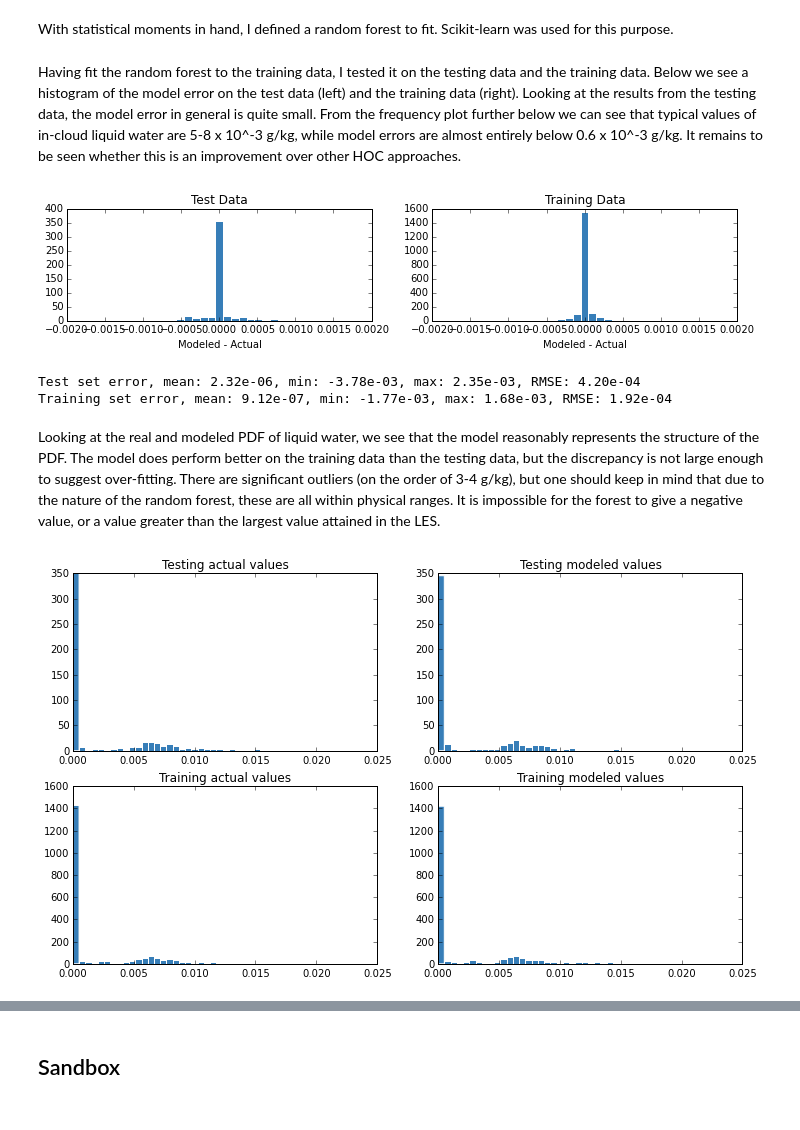
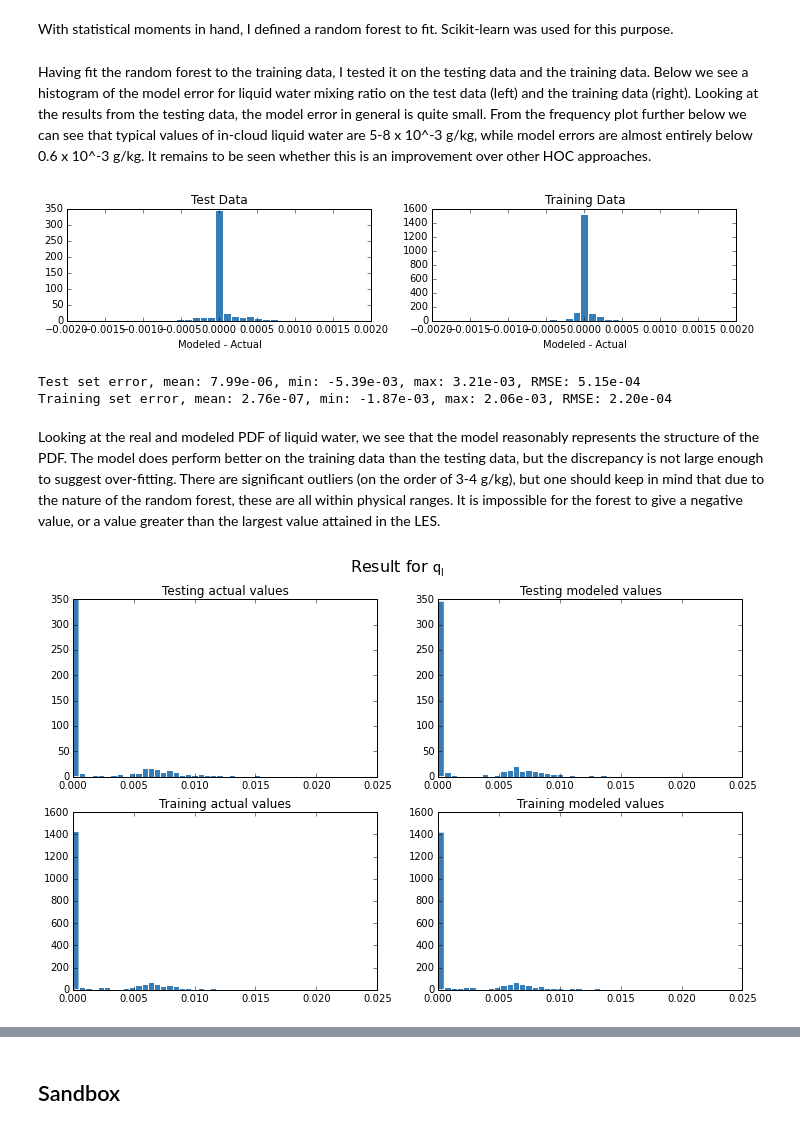
Before and after one commit to mcgibbon/ipython-notebooks, a Jupyter notebook: HOC/BOMEX Random Forest (Liquid water only).ipynb, the cells around one changed output, grey strips where cells are left out. Cells and saved outputs as stored; diff of their text form; code cells hidden in the pictures.

Commit message:
added vertical liquid water advection to analysis

```diff
--- a/HOC/BOMEX Random Forest (Liquid water only).ipynb
+++ b/HOC/BOMEX Random Forest (Liquid water only).ipynb
@@ -105,7 +103,7 @@ for base_varname in base_vars:
     output_moments.extend([base_varname, base_varname + '2', base_varname + '3'])
 
 data = {}
-for varname in output_moments + ['w_qt', 'w_thetal', 'qt_thetal', 'ql']:
+for varname in output_moments + ['w_qt', 'w_thetal', 'qt_thetal', 'ql', 'w_ql']:
     data[varname] = np.zeros([ntime, nz])
 
 for it, snapshot_filename in enumerate(snapshot_filenames):
@@ -122,3 +120,4 @@ for it, snapshot_filename in enumerate(snapshot_filenames):
         data['qt_thetal'][it, :] = get_eddy_covariance(snapshot['qt'], snapshot['thetal'])
 
         data['ql'][it, :] = get_moments(snapshot['QN'], n_max=1)[0]
+        data['w_ql'][it, :] = get_eddy_covariance(snapshot['QN'], snapshot['w'])
@@ -136,7 +137,7 @@ ds = xr.open_dataset(os.path.join(netcdf_folder, 'moments.nc'))
 num_samples = len(ds['time'])*len(ds['z'])
 
 input_parameters = ['w', 'w2', 'w3', 'thetal', 'thetal2', 'thetal3', 'qt', 'qt2', 'qt3', 'w_thetal', 'w_qt', 'qt_thetal']
-output_parameters = ['ql']
+output_parameters = ['ql', 'w_ql']
 
 model_input = np.zeros([num_samples, len(input_parameters)])
 model_output = np.zeros([num_samples, len(output_parameters)])
@@ -185,9 +186,9 @@ With statistical moments in hand, I defined a random forest to fit. Scikit-learn
 from sklearn.ensemble import RandomForestRegressor
 
 np.random.seed(0)  # seed so results are reproduceable
-model = RandomForestRegressor(n_estimators=50).fit(training_input, training_output[:, 0])
+model = RandomForestRegressor(n_estimators=50).fit(training_input, training_output)
 # %% [markdown]
-Having fit the random forest to the training data, I tested it on the testing data and the training data. Below we see a histogram of the model error on the test data (left) and the training data (right). Looking at the results from the testing data, the model error in general is quite small. From the frequency plot further below we can see that typical values of in-cloud liquid water are 5-8 x 10^-3 g/kg, while model errors are almost entirely below 0.6 x 10^-3 g/kg. It remains to be seen whether this is an improvement over other HOC approaches.
+Having fit the random forest to the training data, I tested it on the testing data and the training data. Below we see a histogram of the model error for liquid water mixing ratio on the test data (left) and the training data (right). Looking at the results from the testing data, the model error in general is quite small. From the frequency plot further below we can see that typical values of in-cloud liquid water are 5-8 x 10^-3 g/kg, while model errors are almost entirely below 0.6 x 10^-3 g/kg. It remains to be seen whether this is an improvement over other HOC approaches.
 # %%
 modeled_test_values = denormalize_output(model.predict(test_input))
 actual_test_values = denormalize_output(test_output)
@@ -195,20 +196,20 @@ modeled_training_values = denormalize_output(model.predict(training_input))
 actual_training_values = denormalize_output(training_output)
 # %%
 fig, ax = plt.subplots(1, 2, figsize=(12, 2))
-ax[0].hist(modeled_test_values - actual_test_values[:, 0], bins=np.linspace(-0.002, 0.002, 40))
+ax[0].hist(modeled_test_values[:, 0] - actual_test_values[:, 0], bins=np.linspace(-0.002, 0.002, 40))
 ax[0].set_xlabel('Modeled - Actual')
 ax[0].set_title('Test Data')
 ax[0].set_xlim(-0.002, 0.002)
 
-ax[1].hist(modeled_training_values - actual_training_values[:, 0], bins=np.linspace(-0.002, 0.002, 40))
+ax[1].hist(modeled_training_values[:, 0] - actual_training_values[:, 0], bins=np.linspace(-0.002, 0.002, 40))
 ax[1].set_xlabel('Modeled - Actual')
 ax[1].set_title('Training Data')
 ax[1].set_xlim(-0.002, 0.002)
 plt.show()
 
 
-test_errors = modeled_test_values - actual_test_values[:, 0]
-training_errors = modeled_training_values - actual_training_values[:, 0]
+test_errors = modeled_test_values[:, 0] - actual_test_values[:, 0]
+training_errors = modeled_training_values[:, 0] - actual_training_values[:, 0]
 
 print('Test set error, mean: {:.2e}, min: {:.2e}, max: {:.2e}, RMSE: {:.2e}'.format(
         test_errors.mean(), test_errors.min(), test_errors.max(), test_errors.std()))
@@ -216,24 +217,25 @@ print('Training set error, mean: {:.2e}, min: {:.2e}, max: {:.2e}, RMSE: {:.2e}'
         training_errors.mean(), training_errors.min(),
         training_errors.max(), training_errors.std()))
 # %% [output]
-[figure, old version]
+[figure, new version]
-Test set error, mean: 2.32e-06, min: -3.78e-03, max: 2.35e-03, RMSE: 4.20e-04
-Training set error, mean: 9.12e-07, min: -1.77e-03, max: 1.68e-03, RMSE: 1.92e-04
+Test set error, mean: 7.99e-06, min: -5.39e-03, max: 3.21e-03, RMSE: 5.15e-04
+Training set error, mean: 2.76e-07, min: -1.87e-03, max: 2.06e-03, RMSE: 2.20e-04
 # %% [markdown]
 Looking at the real and modeled PDF of liquid water, we see that the model reasonably represents the structure of the PDF. The model does perform better on the training data than the testing data, but the discrepancy is not large enough to suggest over-fitting. There are significant outliers (on the order of 3-4 g/kg), but one should keep in mind that due to the nature of the random forest, these are all within physical ranges. It is impossible for the forest to give a negative value, or a value greater than the largest value attained in the LES.
 # %%
 fig, ax = plt.subplots(2,2, figsize=(12, 7))
-ax[0, 0].hist(actual_test_values, bins=np.linspace(0, 0.02, 40))
+fig.suptitle("Result for $q_l$", size=16)
+ax[0, 0].hist(actual_test_values[:, 0], bins=np.linspace(0, 0.02, 40))
 ax[0, 0].set_title('Testing actual values')
 
-ax[0, 1].hist(modeled_test_values, bins=np.linspace(0, 0.02, 40))
+ax[0, 1].hist(modeled_test_values[:, 0], bins=np.linspace(0, 0.02, 40))
 ax[0, 1].set_title('Testing modeled values')
 
-ax[1, 0].hist(actual_training_values, bins=np.linspace(0, 0.02, 40))
+ax[1, 0].hist(actual_training_values[:, 0], bins=np.linspace(0, 0.02, 40))
 ax[1, 0].set_title('Training actual values')
 
-ax[1, 1].hist(modeled_training_values, bins=np.linspace(0, 0.02, 40))
+ax[1, 1].hist(modeled_training_values[:, 0], bins=np.linspace(0, 0.02, 40))
 ax[1, 1].set_title('Training modeled values')
 plt.show()
 # %% [output]
-[figure, old version]
+[figure, new version]
```
Also changed, not shown: parts of 6 cells of this notebook.
